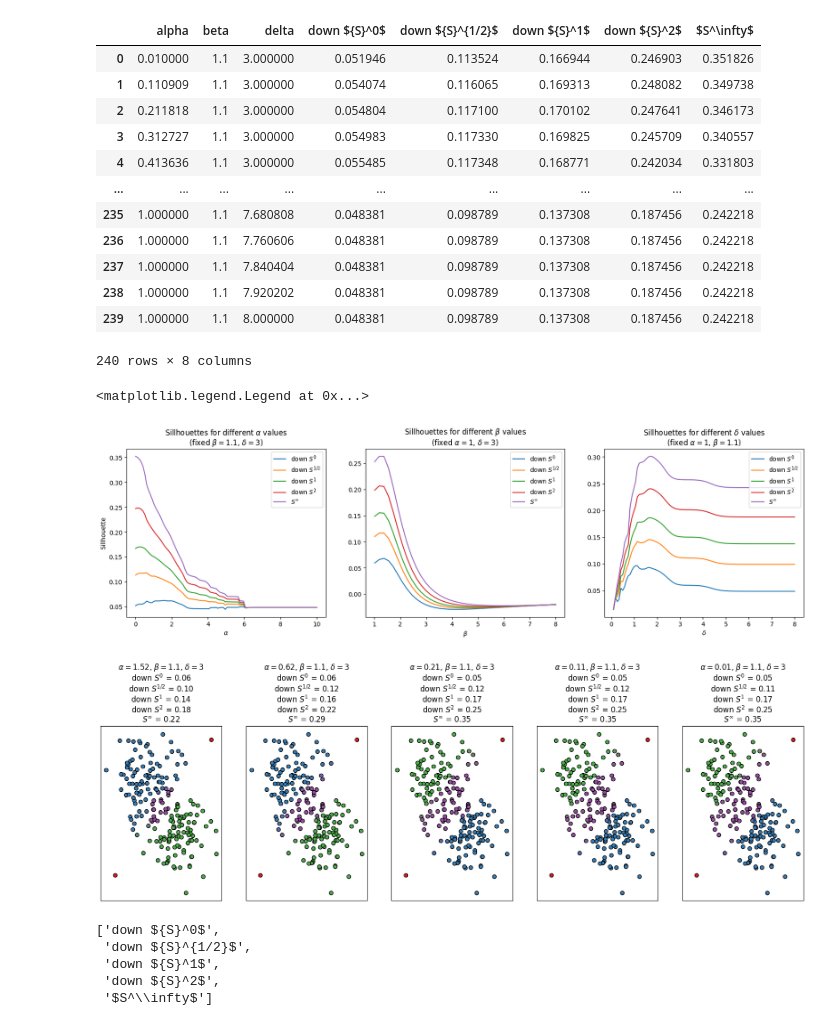
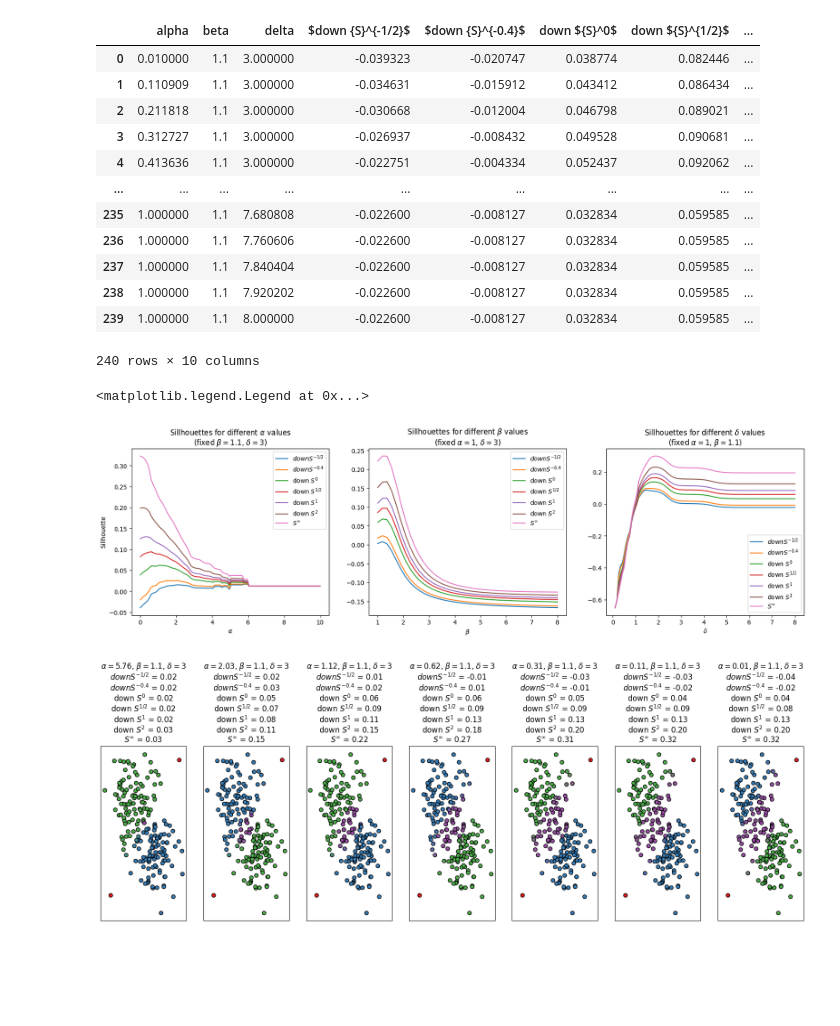
Before and after one commit to victorsouza89/clustering-examples, a Jupyter notebook: evidential_sillhouette.ipynb, the cells around one changed output. Cells and saved outputs as stored; diff of their text form; code cells hidden in the pictures; blank space fills up the shorter version.

Commit message:
better defined sillhouette

```diff
--- a/evidential_sillhouette.ipynb
+++ b/evidential_sillhouette.ipynb
@@ -59,20 +34,15 @@ def jaccard_matrix_calculus(number_metaclasses):
 # %%
-S_1 = jaccard_matrix_calculus(M.shape[1])
+S_1 = ev_metrics.Utils.jaccard_matrix_calculus(M.shape[1])
 upper_diagonal_ones = np.triu(np.ones((S_1.shape[0], S_1.shape[1])), k=0)
 upper_S_1 = S_1 * upper_diagonal_ones
 down_S_1 = upper_S_1.T
 
 similarities_dict = {
-    # "$S^0$": np.ceil(S_1),
-    # "$S^1$": S_1,
-    # "$S^2$": S_1**2,
-    # "$\overline{S}^0$": np.ceil(upper_S_1),
-    # "$\overline{S}^1$": upper_S_1,
-    # "$\overline{S}^2$": upper_S_1**2,
+    r"$down {S}^{-1/2}$": np.ceil(down_S_1) - 1/2*np.eye(down_S_1.shape[0]),
+    r"$down {S}^{-0.4}$": np.ceil(down_S_1) - 0.4*np.eye(down_S_1.shape[0]),
     r"down ${S}^0$": np.ceil(down_S_1),
     r"down ${S}^{1/2}$": down_S_1**0.5,
     r"down ${S}^1$": down_S_1,
     r"down ${S}^2$": down_S_1**2,
     "$S^\infty$": np.floor(S_1),
-    # r"${S}^{0.1}$": down_S_1**0.1,
 }
@@ -143,0 +49,7 @@ The autoreload extension is already loaded. To reload it, use:
+# %%
+similarities = list(similarities_dict.values())
+similarity_names = list(similarities_dict.keys())
+assignabilities = [ev_metrics.Assignability.from_matrix(similarity) for similarity in similarities]
+metrics_builder = ev_metrics.EvidentialMetrics(F, features)
+silhouette_fns = [metrics_builder.get_silhouette(assignability) for assignability in assignabilities]
+assignabilities_names = similarity_names
@@ -150,8 +82,8 @@ def plot_parameters(alpha, beta, delta, ax):
     # get list of colors
     cmap = plt.get_cmap('Set1')
 
-    def_avg_sillhouettes = [get_sillhouette(similarity, memberships) for similarity in similarities]
-    str_avg_sillhouettes = [f'{similarity_names[n]} = {s:.2f}' for n, s in enumerate(def_avg_sillhouettes)]
+    def_avg_sillhouettes = [sillhouette_fn(memberships) for sillhouette_fn in silhouette_fns]
+    str_avg_sillhouettes = [f'{assignabilities_names[n]} = {s:.2f}' for n, s in enumerate(def_avg_sillhouettes)]
     str_avg_sillhouettes = '\n'.join(str_avg_sillhouettes)
 
     ax.set_yticks([])
@@ -210,8 +146,8 @@ for alpha in np.linspace(0.01, 10, 100):
     try:
         model = ecm(x=features, c=2, beta = pars_default[1],  alpha=alpha, delta=pars_default[2], disp=False)
         memberships = model['mass']
-        out = [get_sillhouette(similarity, memberships) for similarity in similarities]
-        out = {f'{similarity_names[n]}': s for n, s in enumerate(out)}
+        out = [silhouette_fn(memberships) for silhouette_fn in silhouette_fns]
+        out = {f'{assignabilities_names[n]}': s for n, s in enumerate(out)}
         sillhouettes.append({'alpha': alpha, 'beta': pars_default[1], 'delta': pars_default[2], **out})
     except:
         pass
@@ -222,8 +158,8 @@ for beta in np.linspace(1.01, 8, 40):
     try:
         model = ecm(x=features, c=2, beta = beta,  alpha=pars_default[0], delta=pars_default[2], disp=False)
         memberships = model['mass']
-        out = [get_sillhouette(similarity, memberships) for similarity in similarities]
-        out = {f'{similarity_names[n]}': s for n, s in enumerate(out)}
+        out = [silhouette_fn(memberships) for silhouette_fn in silhouette_fns]
+        out = {f'{assignabilities_names[n]}': s for n, s in enumerate(out)}
         sillhouettes.append({'alpha': pars_default[0], 'beta': beta, 'delta': pars_default[2], **out})
     except:
         pass
@@ -234,8 +170,8 @@ for delta in np.linspace(0.1, 8, 100):
     try:
         model = ecm(x=features, c=2, beta = pars_default[1],  alpha=pars_default[0], delta=delta, disp=False)
         memberships = model['mass']
-        out = [get_sillhouette(similarity, memberships) for similarity in similarities]
-        out = {f'{similarity_names[n]}': s for n, s in enumerate(out)}
+        out = [silhouette_fn(memberships) for silhouette_fn in silhouette_fns]
+        out = {f'{assignabilities_names[n]}': s for n, s in enumerate(out)}
         sillhouettes.append({'alpha': pars_default[0], 'beta': pars_default[1], 'delta': delta, **out})
     except:
         pass
@@ -243,19 +179,19 @@ for delta in np.linspace(0.1, 8, 100):
 sillhouettes = pd.DataFrame(sillhouettes)
 sillhouettes
 # %% [output]
-|  | alpha | beta | delta | down ${S}^0$ | down ${S}^{1/2}$ | down ${S}^1$ | down ${S}^2$ | $S^\infty$ |
-| 0 | 0.010000 | 1.1 | 3.000000 | 0.051946 | 0.113524 | 0.166944 | 0.246903 | 0.351826 |
-| 1 | 0.110909 | 1.1 | 3.000000 | 0.054074 | 0.116065 | 0.169313 | 0.248082 | 0.349738 |
-| 2 | 0.211818 | 1.1 | 3.000000 | 0.054804 | 0.117100 | 0.170102 | 0.247641 | 0.346173 |
-| 3 | 0.312727 | 1.1 | 3.000000 | 0.054983 | 0.117330 | 0.169825 | 0.245709 | 0.340557 |
-| 4 | 0.413636 | 1.1 | 3.000000 | 0.055485 | 0.117348 | 0.168771 | 0.242034 | 0.331803 |
+|  | alpha | beta | delta | $down {S}^{-1/2}$ | $down {S}^{-0.4}$ | down ${S}^0$ | down ${S}^{1/2}$ | ... |
+| 0 | 0.010000 | 1.1 | 3.000000 | -0.039323 | -0.020747 | 0.038774 | 0.082446 | ... |
+| 1 | 0.110909 | 1.1 | 3.000000 | -0.034631 | -0.015912 | 0.043412 | 0.086434 | ... |
+| 2 | 0.211818 | 1.1 | 3.000000 | -0.030668 | -0.012004 | 0.046798 | 0.089021 | ... |
+| 3 | 0.312727 | 1.1 | 3.000000 | -0.026937 | -0.008432 | 0.049528 | 0.090681 | ... |
+| 4 | 0.413636 | 1.1 | 3.000000 | -0.022751 | -0.004334 | 0.052437 | 0.092062 | ... |
 | ... | ... | ... | ... | ... | ... | ... | ... | ... |
-| 235 | 1.000000 | 1.1 | 7.680808 | 0.048381 | 0.098789 | 0.137308 | 0.187456 | 0.242218 |
-| 236 | 1.000000 | 1.1 | 7.760606 | 0.048381 | 0.098789 | 0.137308 | 0.187456 | 0.242218 |
-| 237 | 1.000000 | 1.1 | 7.840404 | 0.048381 | 0.098789 | 0.137308 | 0.187456 | 0.242218 |
-| 238 | 1.000000 | 1.1 | 7.920202 | 0.048381 | 0.098789 | 0.137308 | 0.187456 | 0.242218 |
-| 239 | 1.000000 | 1.1 | 8.000000 | 0.048381 | 0.098789 | 0.137308 | 0.187456 | 0.242218 |
+| 235 | 1.000000 | 1.1 | 7.680808 | -0.022600 | -0.008127 | 0.032834 | 0.059585 | ... |
+| 236 | 1.000000 | 1.1 | 7.760606 | -0.022600 | -0.008127 | 0.032834 | 0.059585 | ... |
+| 237 | 1.000000 | 1.1 | 7.840404 | -0.022600 | -0.008127 | 0.032834 | 0.059585 | ... |
+| 238 | 1.000000 | 1.1 | 7.920202 | -0.022600 | -0.008127 | 0.032834 | 0.059585 | ... |
+| 239 | 1.000000 | 1.1 | 8.000000 | -0.022600 | -0.008127 | 0.032834 | 0.059585 | ... |
-240 rows × 8 columns
+240 rows × 10 columns
 # %%
 # plot sillhouettes
 fig, axs = plt.subplots(1, 3, figsize=(20, 5))
@@ -294,29 +230,21 @@ axs[2].set_xlabel('$\\delta$')
 axs[2].legend()
 # %% [output]
 <matplotlib.legend.Legend at 0x...>
-[figure, old version]
+[figure, new version]
 # %%
 # for each Sillhouette, plot the alpha that maximizes it
-fig, axs = plt.subplots(1, len(similarity_names), figsize=(20, 5))
+fig, axs = plt.subplots(1, len(assignabilities_names), figsize=(20, 5))
 to_plot = sillhouettes[(sillhouettes['beta'] == pars_default[1]) & (sillhouettes['delta'] == pars_default[2])].sort_values('alpha')
 i = 0
-for s in similarity_names:
+for s in assignabilities_names:
     # get the max alpha for each similarity
     max_alpha = to_plot[s].idxmax()
     max_alpha = to_plot['alpha'].iloc[max_alpha]
     # just two decimal points
     max_alpha = round(max_alpha, 2)
     pars = (max_alpha, pars_default[1], pars_default[2])
     # plot the alpha
     i += 1
     plot_parameters(*pars, axs[i-1])
 # %% [output]
-[figure, old version]
+[figure, new version]
-# %%
-similarity_names
-# %% [output]
-['down ${S}^0$',
- 'down ${S}^{1/2}$',
- 'down ${S}^1$',
- 'down ${S}^2$',
- '$S^\\infty$']
```
Also changed, not shown: parts of 13 cells of this notebook, 2 other files.
